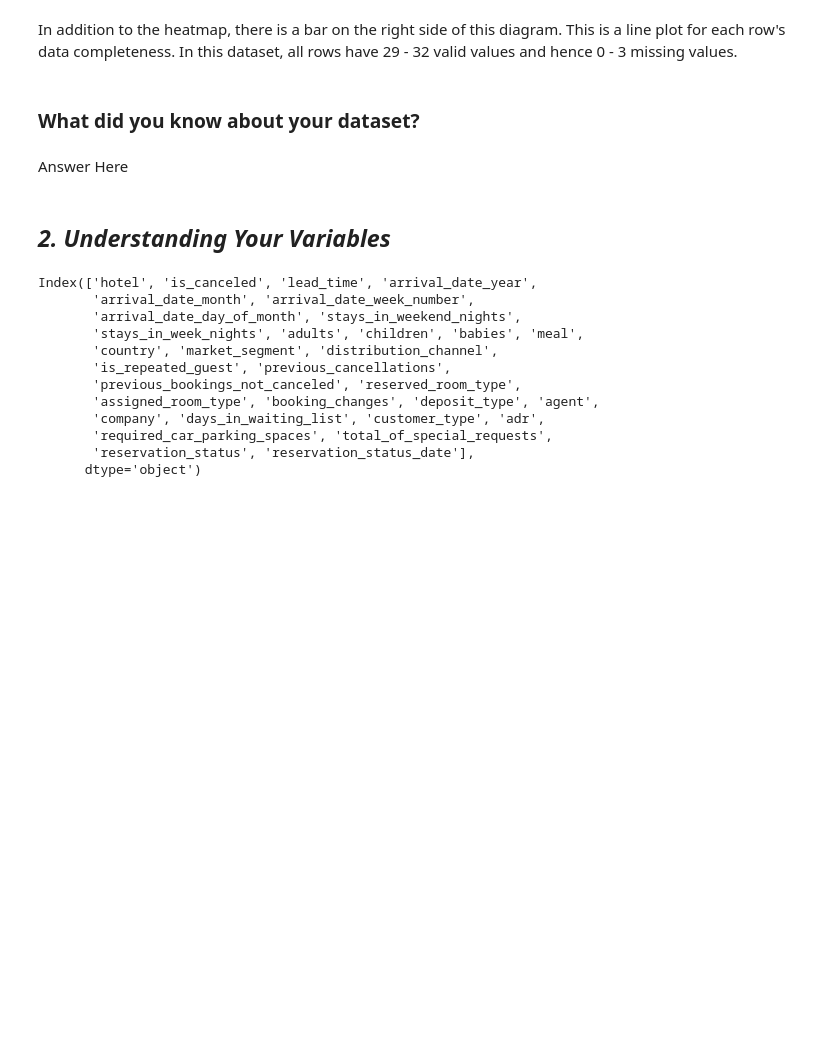
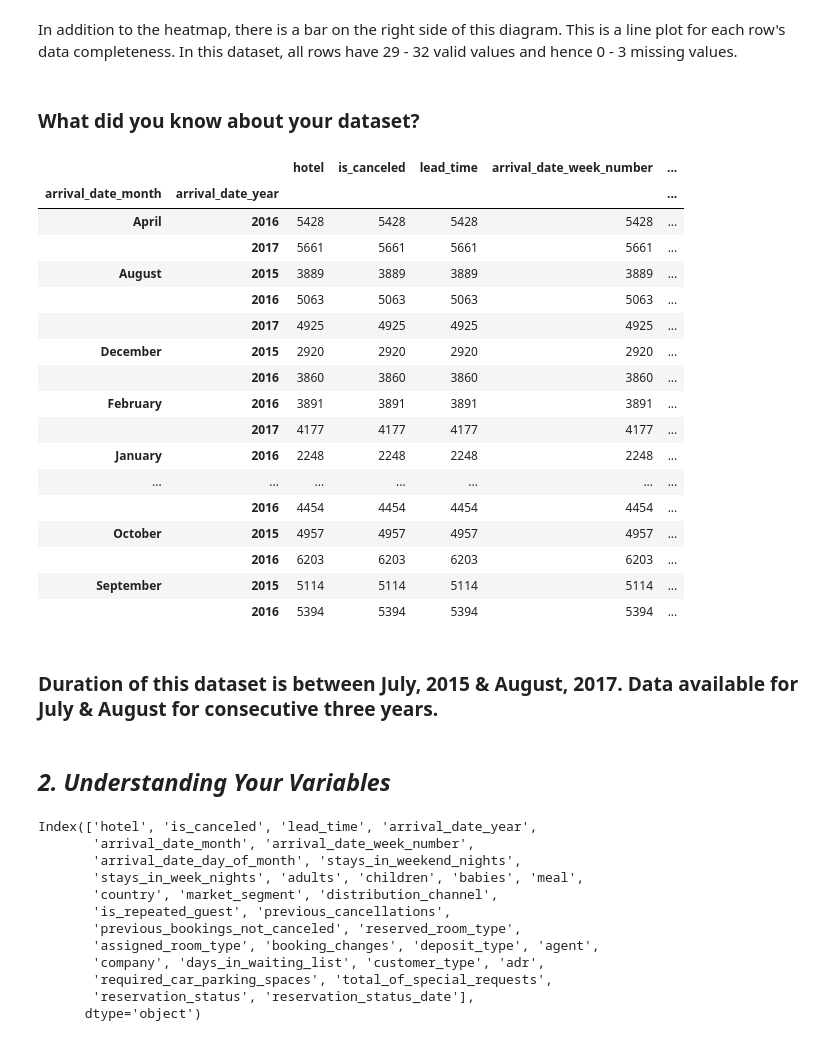
Before and after one commit to amoghsawant17/EDA_Project_Amogh, a Jupyter notebook: EDA_Hotel_Booking_Analysis.ipynb, the cells around one changed output. Cells and saved outputs as stored; diff of their text form; code cells hidden in the pictures; blank space fills up the shorter version.

```diff
--- a/EDA_Hotel_Booking_Analysis.ipynb
+++ b/EDA_Hotel_Booking_Analysis.ipynb
@@ -142,6 +143,7 @@ df = pd.read_csv(file_path)
 ### Dataset First View
 # %%
 # Dataset First Look
+pd.set_option ("display.max_columns", 40)
 df.head()
 # %% [output]
 |  | hotel | is_canceled | lead_time | arrival_date_year | arrival_date_month | arrival_date_week_number | ... |
@@ -242,8 +243,29 @@ missing_percentages[missing_percentages!=0].plot(kind='barh')
 In addition to the heatmap, there is a bar on the right side of this diagram. This is a line plot for each row's data completeness. In this dataset, all rows have 29 - 32 valid values and hence 0 - 3 missing values.
 # %% [markdown]
 ### What did you know about your dataset?
-# %% [markdown]
-Answer Here
+# %%
+df.groupby(['arrival_date_month', 'arrival_date_year']).count()
+# %% [output]
+|  |  | hotel | is_canceled | lead_time | arrival_date_week_number | ... |
+| arrival_date_month | arrival_date_year |  |  |  |  | ... |
+| April | 2016 | 5428 | 5428 | 5428 | 5428 | ... |
+|  | 2017 | 5661 | 5661 | 5661 | 5661 | ... |
+| August | 2015 | 3889 | 3889 | 3889 | 3889 | ... |
+|  | 2016 | 5063 | 5063 | 5063 | 5063 | ... |
+|  | 2017 | 4925 | 4925 | 4925 | 4925 | ... |
+| December | 2015 | 2920 | 2920 | 2920 | 2920 | ... |
+|  | 2016 | 3860 | 3860 | 3860 | 3860 | ... |
+| February | 2016 | 3891 | 3891 | 3891 | 3891 | ... |
+|  | 2017 | 4177 | 4177 | 4177 | 4177 | ... |
+| January | 2016 | 2248 | 2248 | 2248 | 2248 | ... |
+| ... | ... | ... | ... | ... | ... | ... |
+|  | 2016 | 4454 | 4454 | 4454 | 4454 | ... |
+| October | 2015 | 4957 | 4957 | 4957 | 4957 | ... |
+|  | 2016 | 6203 | 6203 | 6203 | 6203 | ... |
+| September | 2015 | 5114 | 5114 | 5114 | 5114 | ... |
+|  | 2016 | 5394 | 5394 | 5394 | 5394 | ... |
+# %% [markdown]
+### Duration of this dataset is between July, 2015 & August, 2017. Data available for July  & August for consecutive three years.
 # %% [markdown]
 ## ***2. Understanding Your Variables***
 # %%
```
Also changed, not shown: parts of 22 cells of this notebook.
